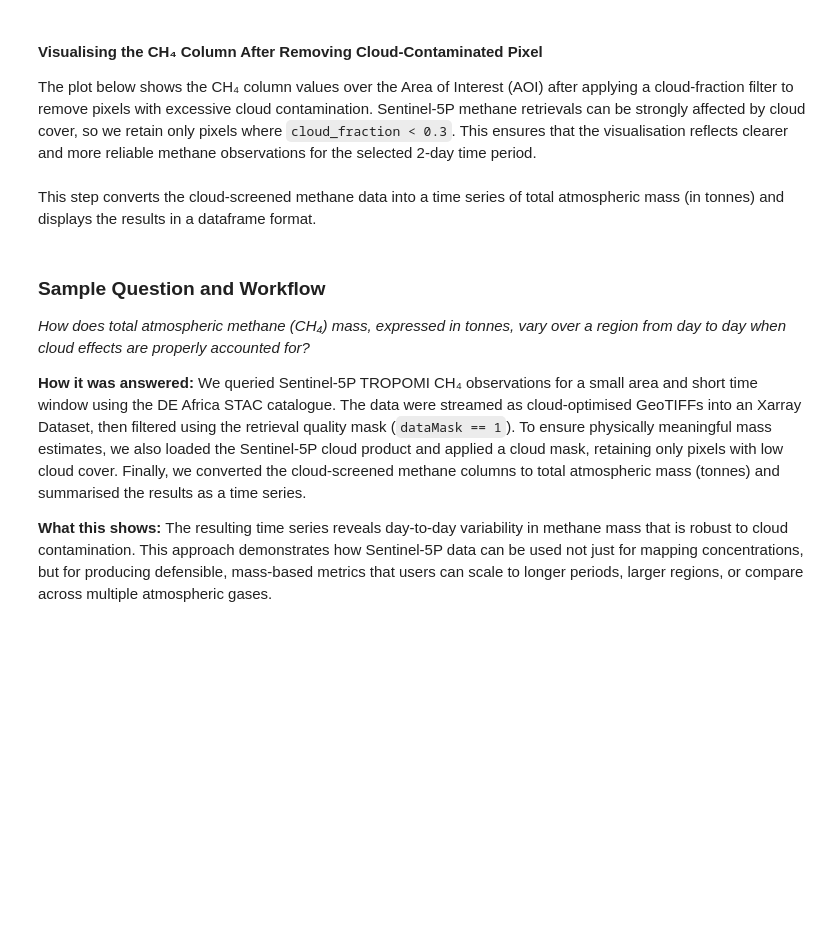
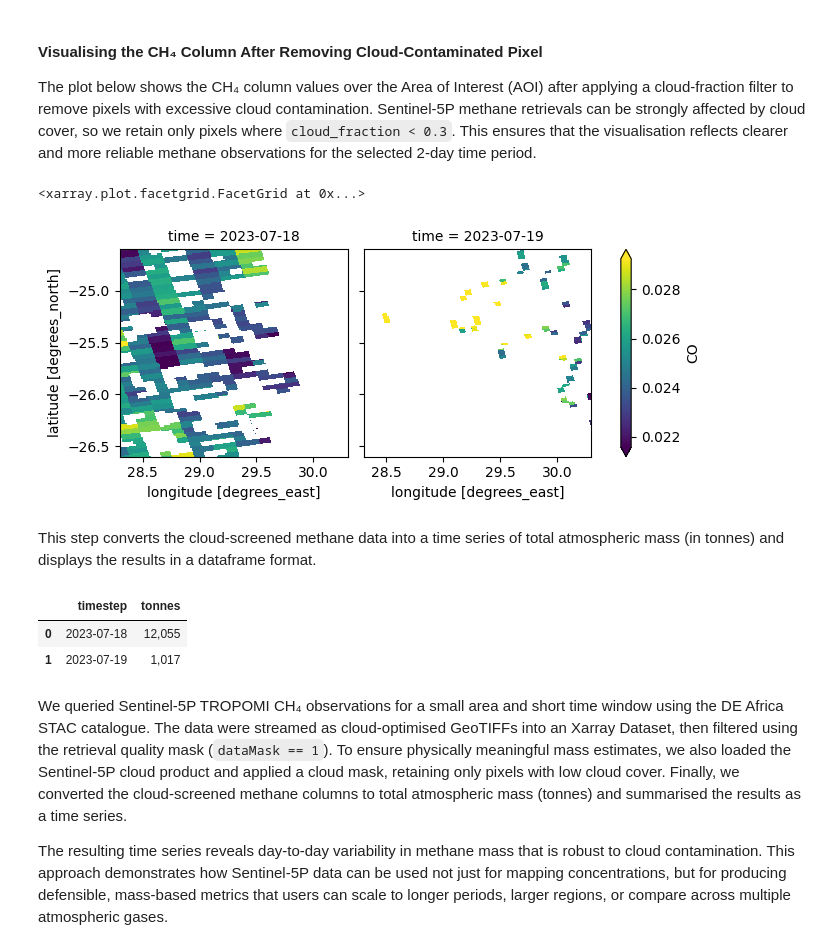
Before and after one commit to digitalearthafrica/open-data-examples, a Jupyter notebook: open-data-examples/DEafrica_sentinel_5p/get-to-know-a-dataset.ipynb, the cells around one changed output. Drawn from its saved outputs; the diff is of its cells as text; code cells hidden in the pictures; blank space fills up the shorter version.

```diff
--- a/open-data-examples/DEafrica_sentinel_5p/get-to-know-a-dataset.ipynb
+++ b/open-data-examples/DEafrica_sentinel_5p/get-to-know-a-dataset.ipynb
@@ -516,31 +561,32 @@ cloud_mask = ds_cloud['CLOUD_FRACTION'] < 0.3
 # %% [markdown]
 This line applies the cloud mask to the methane data, ensuring that only pixels with acceptable cloud conditions are retained. This step improves the physical reliability of any spatial summaries or mass calculations derived from the methane product.
 # %%
-mask_ch4 = ds_ch4['CH4'].where(cloud_mask)
+mask_co = ds_co['CO'].where(cloud_mask)
 # %% [markdown]
 #### Visualising the CH₄ Column After Removing Cloud-Contaminated Pixel
 
 The plot below shows the CH₄ column values over the Area of Interest (AOI) after applying a cloud-fraction filter to remove pixels with excessive cloud contamination. Sentinel-5P methane retrievals can be strongly affected by cloud cover, so we retain only pixels where `cloud_fraction < 0.3`. This ensures that the visualisation reflects clearer and more reliable methane observations for the selected 2-day time period.
 # %%
-mask_ch4.plot(robust=True, col="time")
+mask_co.plot(robust=True, col="time")
+# %% [output]
+<xarray.plot.facetgrid.FacetGrid at 0x...>
+[figure, added]
 # %% [markdown]
 This step converts the cloud-screened methane data into a time series of total atmospheric mass (in tonnes) and displays the results in a dataframe format.
 # %%
-ch4_tonnes_ts = compute_tonnes_timeseries(
-    mask_ch4.compute(),
-    molecular_weight=16.04,
+CO_tonnes_ts = compute_tonnes_timeseries(
+    mask_co.compute(),
+    molecular_weight=28.01,
 )
 
-ch4_tonnes_ts
+CO_tonnes_ts
+# %% [output]
+|  | timestep | tonnes |
+| 0 | 2023-07-18 | 12,055 |
+| 1 | 2023-07-19 | 1,017 |
 # %% [markdown]
-### Sample Question and Workflow
-
-*How does total atmospheric methane (CH₄) mass, expressed in tonnes, vary over a region from day to day when cloud effects are properly accounted for?*
-
-**How it was answered:**
 We queried Sentinel-5P TROPOMI CH₄ observations for a small area and short time window using the DE Africa STAC catalogue. The data were streamed as cloud-optimised GeoTIFFs into an Xarray Dataset, then filtered using the retrieval quality mask (`dataMask == 1`). To ensure physically meaningful mass estimates, we also loaded the Sentinel-5P cloud product and applied a cloud mask, retaining only pixels with low cloud cover. Finally, we converted the cloud-screened methane columns to total atmospheric mass (tonnes) and summarised the results as a time series.
 
-**What this shows:**
 The resulting time series reveals day-to-day variability in methane mass that is robust to cloud contamination. This approach demonstrates how Sentinel-5P data can be used not just for mapping concentrations, but for producing defensible, mass-based metrics that users can scale to longer periods, larger regions, or compare across multiple atmospheric gases.
 # %% [markdown]
 ### Limitations and next steps
```
Also changed, not shown: parts of 15 cells of this notebook.
